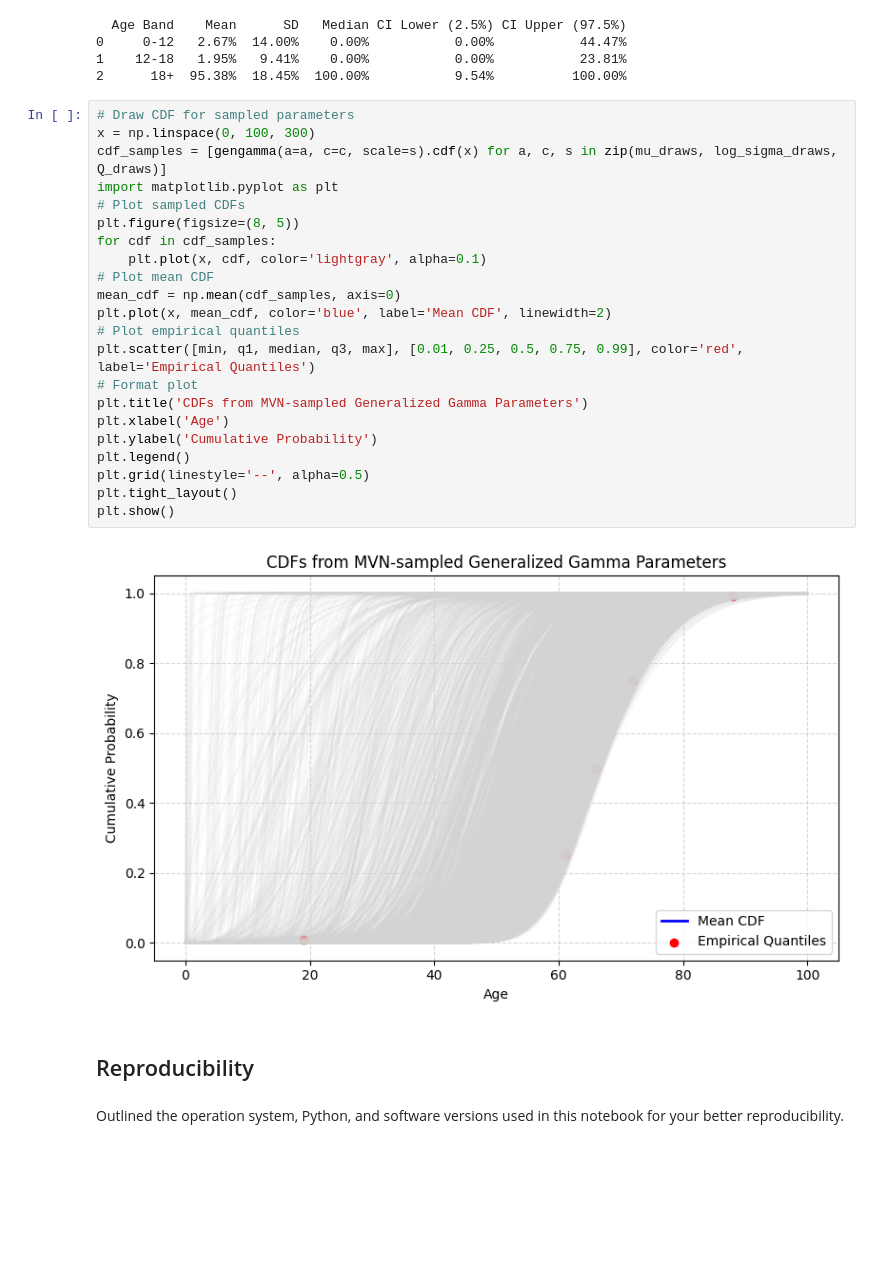
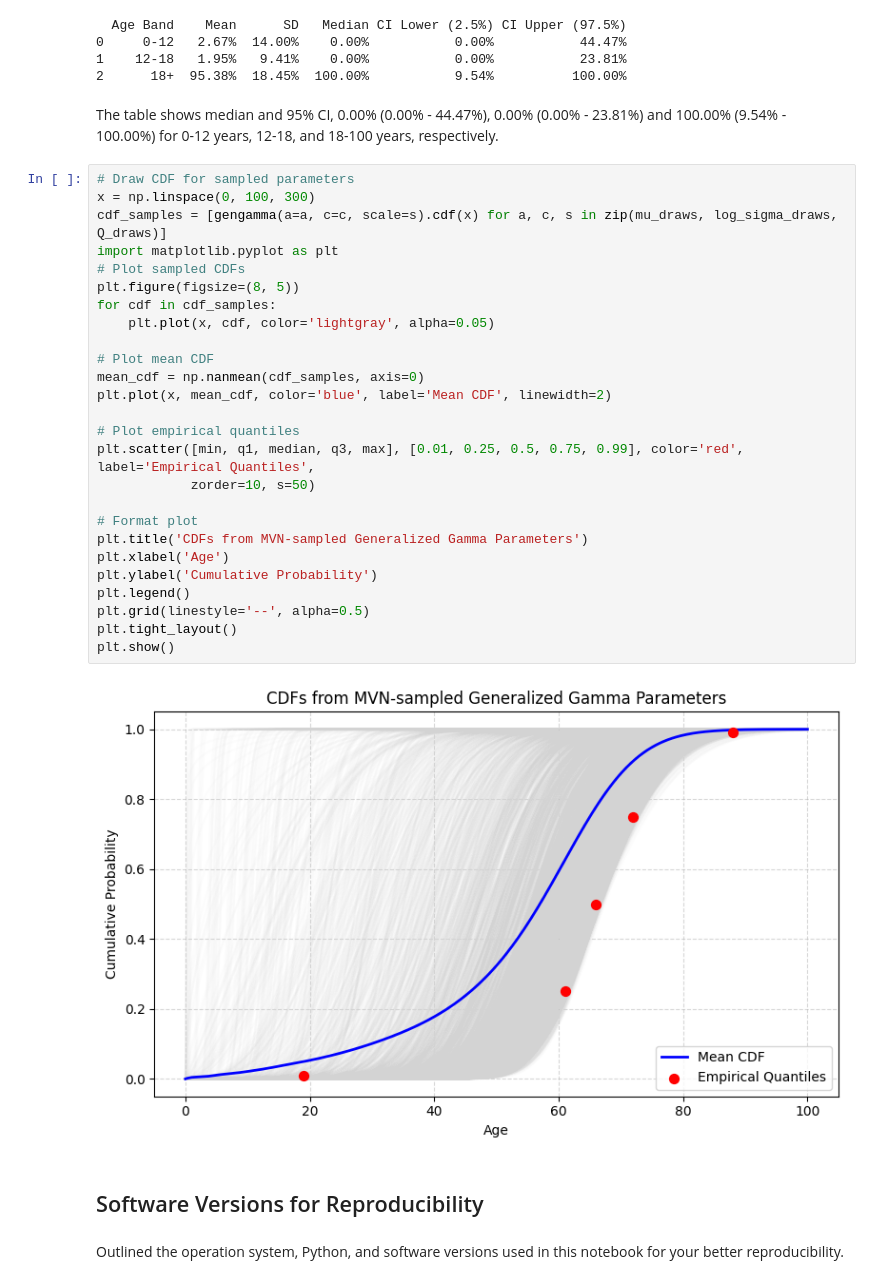
Before and after one commit to davidzhao1015/rebuild-age-distribution, a Jupyter notebook: sen-analysis-Gamma-MVN-Cholesky.ipynb, the cells around one changed output. Cells and saved outputs as stored; diff of their text form; blank space fills up the shorter version.

```diff
--- a/sen-analysis-Gamma-MVN-Cholesky.ipynb
+++ b/sen-analysis-Gamma-MVN-Cholesky.ipynb
@@ -245,32 +251,38 @@ print(summary)
 0     0-12   2.67%  14.00%    0.00%           0.00%           44.47%
 1    12-18   1.95%   9.41%    0.00%           0.00%           23.81%
 2      18+  95.38%  18.45%  100.00%           9.54%          100.00%
+# %% [markdown]
+The table shows median and 95% CI, 0.00% (0.00% - 44.47%), 0.00% (0.00% - 23.81%) and 100.00% (9.54% - 100.00%) for 0-12 years, 12-18, and 18-100 years, respectively.
 # %%
 # Draw CDF for sampled parameters
 x = np.linspace(0, 100, 300)
 cdf_samples = [gengamma(a=a, c=c, scale=s).cdf(x) for a, c, s in zip(mu_draws, log_sigma_draws, Q_draws)]
 import matplotlib.pyplot as plt
 # Plot sampled CDFs
 plt.figure(figsize=(8, 5))
 for cdf in cdf_samples:
-    plt.plot(x, cdf, color='lightgray', alpha=0.1)
+    plt.plot(x, cdf, color='lightgray', alpha=0.05)
+
 # Plot mean CDF
-mean_cdf = np.mean(cdf_samples, axis=0)
+mean_cdf = np.nanmean(cdf_samples, axis=0)
 plt.plot(x, mean_cdf, color='blue', label='Mean CDF', linewidth=2)
+
 # Plot empirical quantiles
-plt.scatter([min, q1, median, q3, max], [0.01, 0.25, 0.5, 0.75, 0.99], color='red', label='Empirical Quantiles')
+plt.scatter([min, q1, median, q3, max], [0.01, 0.25, 0.5, 0.75, 0.99], color='red', label='Empirical Quantiles',
+            zorder=10, s=50)
+
 # Format plot
 plt.title('CDFs from MVN-sampled Generalized Gamma Parameters')
 plt.xlabel('Age')
 plt.ylabel('Cumulative Probability')
 plt.legend()
 plt.grid(linestyle='--', alpha=0.5)
 plt.tight_layout()
 plt.show()
 # %% [output]
-[figure, old version]
+[figure, new version]
 # %% [markdown]
-## Reproducibility
+## Software Versions for Reproducibility
 # %% [markdown]
 Outlined the operation system, Python, and software versions used in this notebook for your better reproducibility.
 # %%
```
Also changed, not shown: parts of 12 cells of this notebook, 2 other files.
